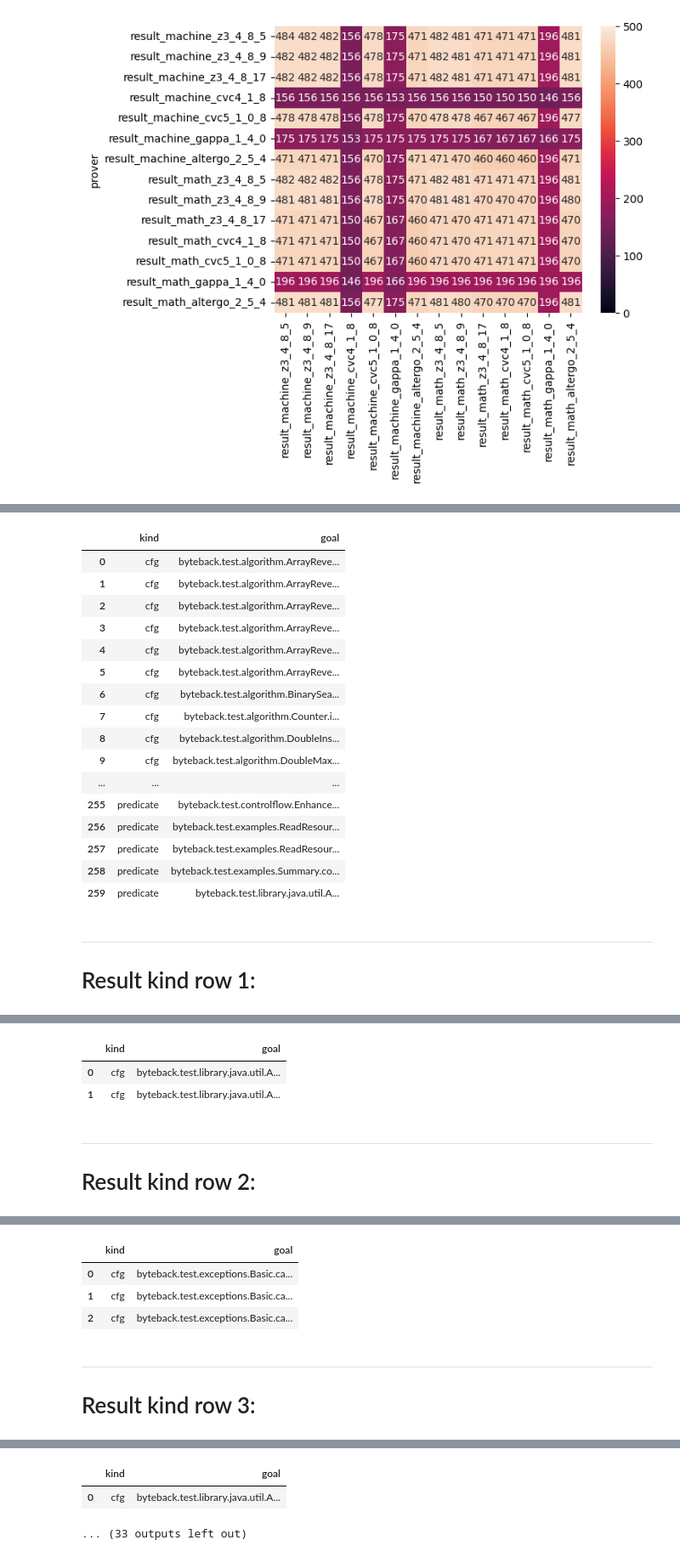
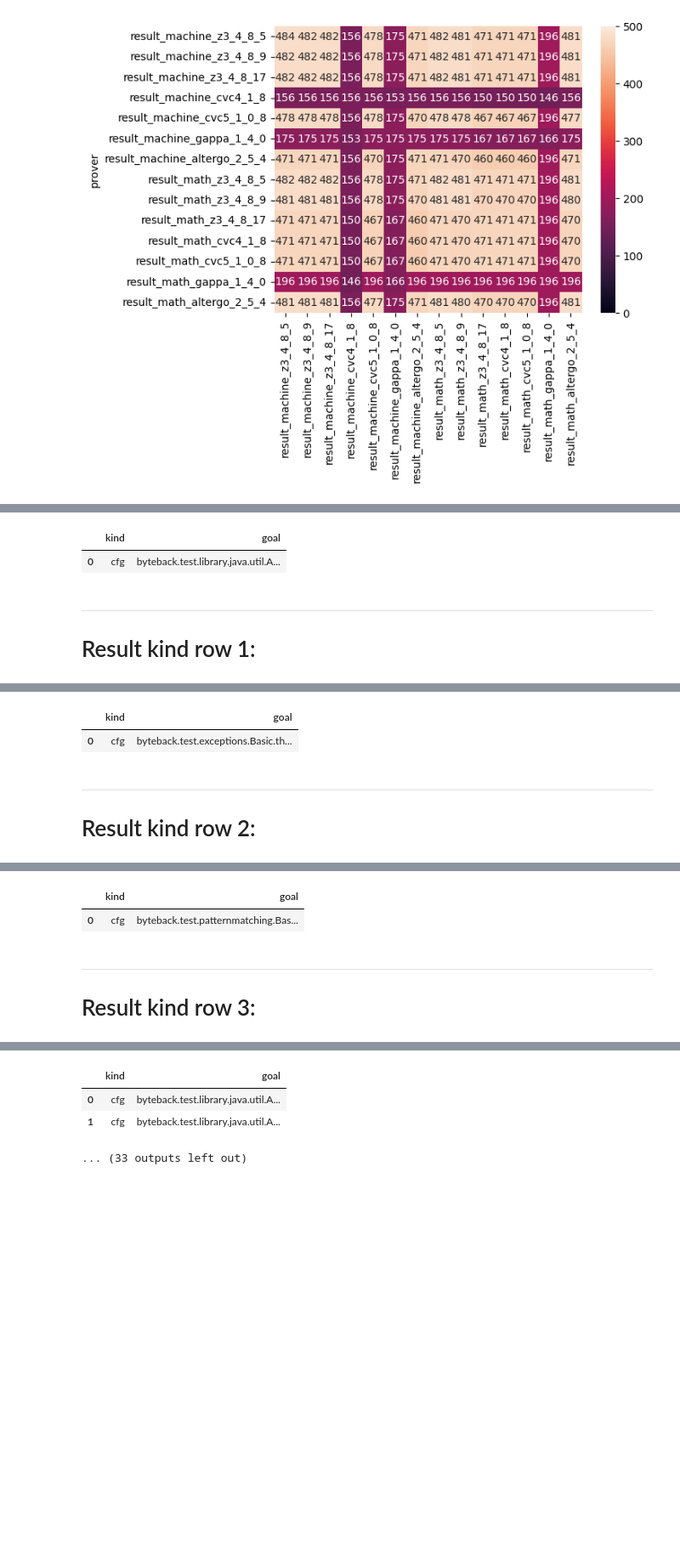
Before and after one commit to maggicl/WhyBack, a Jupyter notebook: byteback-test/data/results.ipynb, the cells around one changed output, grey strips where cells are left out. Shown at 85% size. Drawn from its saved outputs; the diff is of its cells as text; code cells hidden in the pictures; blank space fills up the shorter version.

```diff
--- a/byteback-test/data/results.ipynb
+++ b/byteback-test/data/results.ipynb
@@ -43,7 +44,8 @@ for kind in kinds:
         if df is None:
             df = csv
         else:
-            df = df.merge(csv, how='outer', on=['file', 'kind', 'goal'])
+            df = df
+            .merge(csv, how='outer', on=['file', 'kind', 'goal'])
 # %%
 # Percentage of tests that pass for every prover where they pass
 
@@ -97,7 +99,10 @@ columns = sorted([f"result_{k}_{p}" for k in kinds for p in provers])
 df_res = df.filter(regex=r'^result_').reset_index().apply(lambda r: r.apply(lambda c: 1 if c == "Valid" else 0)) \
     .groupby(columns).count().reset_index().rename(columns={"index": "count"})
 
-df_res = df_res.sort_values(columns).loc[:, columns + ["count"]].reset_index(drop=True)
+df_res = df_res.sort_values("count").loc[:, columns + ["count"]].reset_index(drop=True)
 
-sns.heatmap(df_res.transpose(), fmt="3.0f", annot=True, vmin=0, vmax=4)
+def heatmap(*args, **kwargs):
+    sns.heatmap(df_res.transpose(), fmt="3.0f", annot=True, vmin=0, vmax=4, **kwargs)
+
+heatmap()
 # %% [output]
@@ -106,4 +110,6 @@ sns.heatmap(df_res.transpose(), fmt="3.0f", annot=True, vmin=0, vmax=4)
 # %%
+dfs = []
+
 for i, row in df_res.iterrows():
     cond = None
     for idx, value in row.items():
@@ -126,6 +132,7 @@ for i, row in df_res.iterrows():
     display(df_row)
     df_res = df[cond].loc[:, ["kind", "goal"]].sort_values(["kind", "goal"]).reset_index(drop=True)
     display(df_res)
+    dfs.append(df_res)
     df_res.to_csv(f"{i}.csv", index=False)
 # %% [output]
 Result kind row 0:
@@ -134,19 +141,4 @@ Result kind row 0:
 |  | kind | goal |
-| 0 | cfg | byteback.test.algorithm.ArrayReve... |
-| 1 | cfg | byteback.test.algorithm.ArrayReve... |
-| 2 | cfg | byteback.test.algorithm.ArrayReve... |
-| 3 | cfg | byteback.test.algorithm.ArrayReve... |
-| 4 | cfg | byteback.test.algorithm.ArrayReve... |
-| 5 | cfg | byteback.test.algorithm.ArrayReve... |
-| 6 | cfg | byteback.test.algorithm.BinarySea... |
-| 7 | cfg | byteback.test.algorithm.Counter.i... |
-| 8 | cfg | byteback.test.algorithm.DoubleIns... |
-| 9 | cfg | byteback.test.algorithm.DoubleMax... |
-| ... | ... | ... |
-| 255 | predicate | byteback.test.controlflow.Enhance... |
-| 256 | predicate | byteback.test.examples.ReadResour... |
-| 257 | predicate | byteback.test.examples.ReadResour... |
-| 258 | predicate | byteback.test.examples.Summary.co... |
-| 259 | predicate | byteback.test.library.java.util.A... |
+| 0 | cfg | byteback.test.library.java.util.A... |
 Result kind row 1:
 |  | result_machine_altergo_2_5_4 | result_machine_cvc4_1_8 | result_machine_cvc5_1_0_8 | result_machine_gappa_1_4_0 | ... |
@@ -154,5 +146,4 @@ Result kind row 1:
 |  | kind | goal |
-| 0 | cfg | byteback.test.library.java.util.A... |
-| 1 | cfg | byteback.test.library.java.util.A... |
+| 0 | cfg | byteback.test.exceptions.Basic.th... |
 Result kind row 2:
 |  | result_machine_altergo_2_5_4 | result_machine_cvc4_1_8 | result_machine_cvc5_1_0_8 | result_machine_gappa_1_4_0 | ... |
@@ -160,6 +151,4 @@ Result kind row 2:
 |  | kind | goal |
-| 0 | cfg | byteback.test.exceptions.Basic.ca... |
-| 1 | cfg | byteback.test.exceptions.Basic.ca... |
-| 2 | cfg | byteback.test.exceptions.Basic.ca... |
+| 0 | cfg | byteback.test.patternmatching.Bas... |
 Result kind row 3:
 |  | result_machine_altergo_2_5_4 | result_machine_cvc4_1_8 | result_machine_cvc5_1_0_8 | result_machine_gappa_1_4_0 | ... |
@@ -167,3 +156,4 @@ Result kind row 3:
 |  | kind | goal |
 | 0 | cfg | byteback.test.library.java.util.A... |
+| 1 | cfg | byteback.test.library.java.util.A... |
 ... (33 outputs left out)
```
Also changed, not shown: parts of 6 cells of this notebook, 14 other files.
